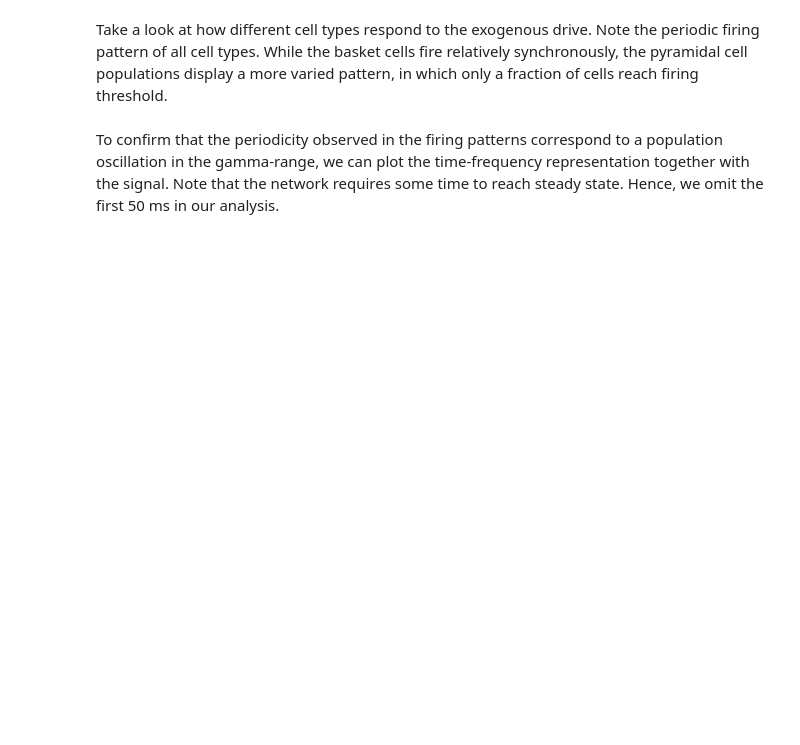
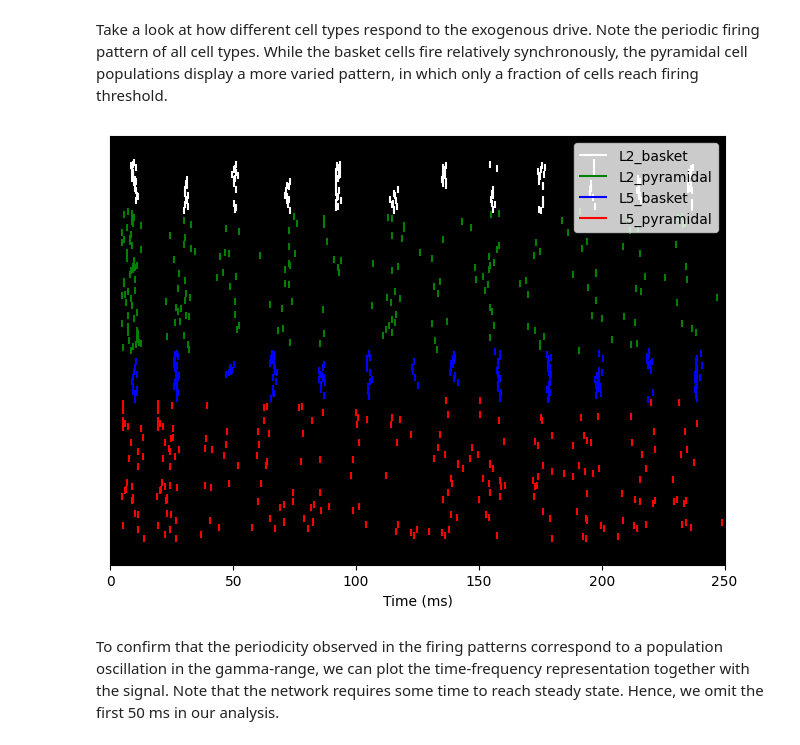
Before and after one commit to xgao35/website_redesign, a Jupyter notebook: content/07_gamma/plot_simulate_gamma.ipynb, the cells around one changed output. Drawn from its saved outputs; the diff is of its cells as text; code cells hidden in the pictures; blank space fills up the shorter version.

```diff
--- a/content/07_gamma/plot_simulate_gamma.ipynb
+++ b/content/07_gamma/plot_simulate_gamma.ipynb
@@ -81,3 +119,9 @@ net.cell_response.plot_spikes_raster();
+# %%
+_ = net.cell_response.plot_spikes_raster()
+
+plt.show()
+# %% [output]
+[figure, added]
 # %% [markdown]
 To confirm that the periodicity observed in the firing patterns correspond to
 a population oscillation in the gamma-range, we can plot the time-frequency
```
Also changed, not shown: parts of 16 cells of this notebook, 3 other files.
